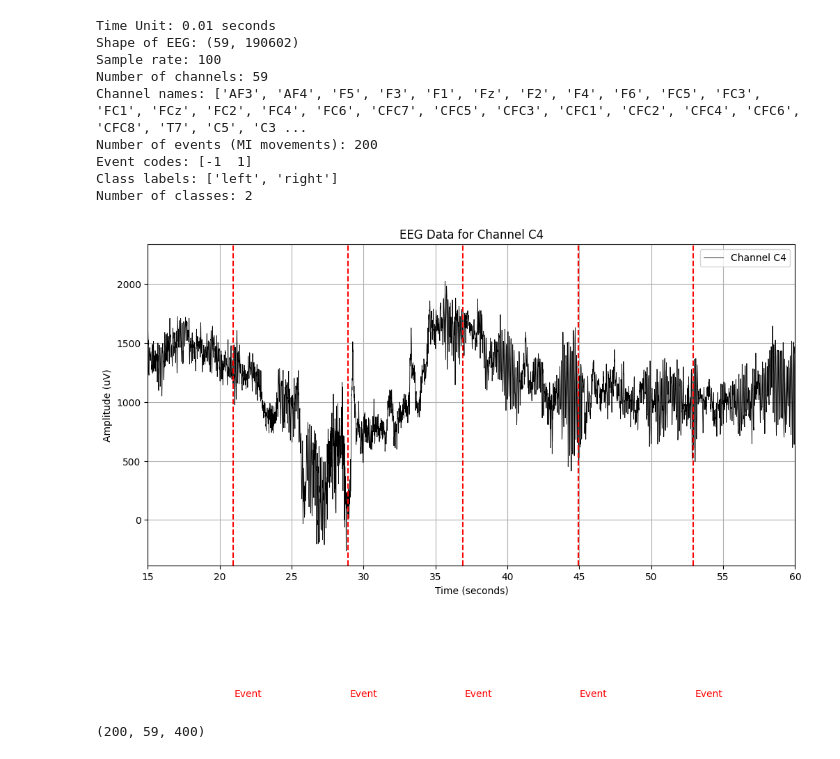
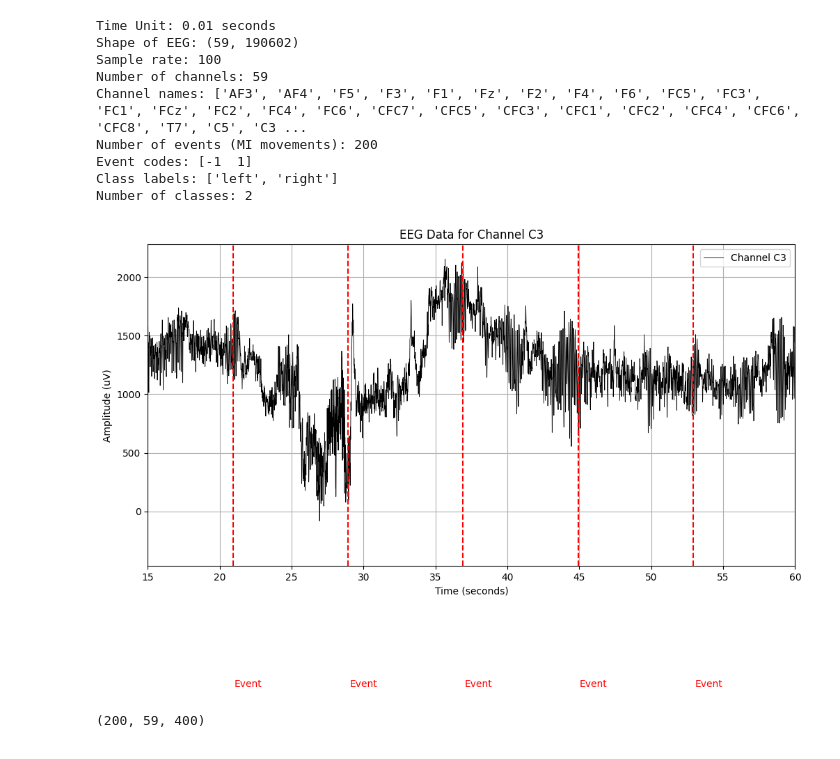
Before and after one commit to costanzapistone/Robot-Control-by-EEG-with-ML, a Jupyter notebook: code/signal_processing/data_visualization.ipynb, the cells around one changed output. Saved outputs shown, nothing was run; the diff lists cells and outputs as text; code cells hidden in the pictures.

```diff
--- a/code/signal_processing/data_visualization.ipynb
+++ b/code/signal_processing/data_visualization.ipynb
@@ -67,7 +67,8 @@ Number of classes: 2
 import matplotlib.pyplot as plt
 
 # Select the first channel
-channel_idx = 30
+channel_idx = 26 #C3
+# channel_idx = 30 #C4
 channel_data = EEGdata[channel_idx, :]
 
 # Create a time axis
@@ -76,34 +77,34 @@ time_axis = np.arange(0, nsamples) * time_unit
 # Specify the time range to zoom in (0 to 100 seconds)
 start_time = 0
 end_time = 60
 
 # Find the corresponding indices for the specified time range
 start_idx = int(start_time / time_unit)
 end_idx = int(end_time / time_unit)
 
 # Plot EEG data for the first channel within the specified time range
 plt.figure(figsize=(12, 6))
 plt.plot(time_axis[start_idx:end_idx], channel_data[start_idx:end_idx],color='black',linewidth=0.6, label=f'Channel {chan_names[channel_idx]}')
 plt.title('EEG Data for Channel %s' % chan_names[channel_idx])
 plt.xlabel('Time (seconds)')
 plt.ylabel('Amplitude (uV)')
 plt.xlim((15,60))
 
 # Plot vertical lines at the event onsets
 valid_event_onsets = (start_time <= event_onset_time) & (event_onset_time <= end_time)
 
 for onset_time in event_onset_time[valid_event_onsets]:
     plt.axvline(x=onset_time, color='red', linestyle='--')
     plt.text(onset_time + 0.1, -1500, 'Event', color='red')
 
     # Get the corresponding second value
     corresponding_second = int(onset_time)
 
 plt.legend()
 plt.grid(True)
 plt.show()
 # %% [output]
-[figure, old version]
+[figure, new version]
 # %%
 # Sequential Segmentation
 
```
Also changed, not shown: 5 other files.
